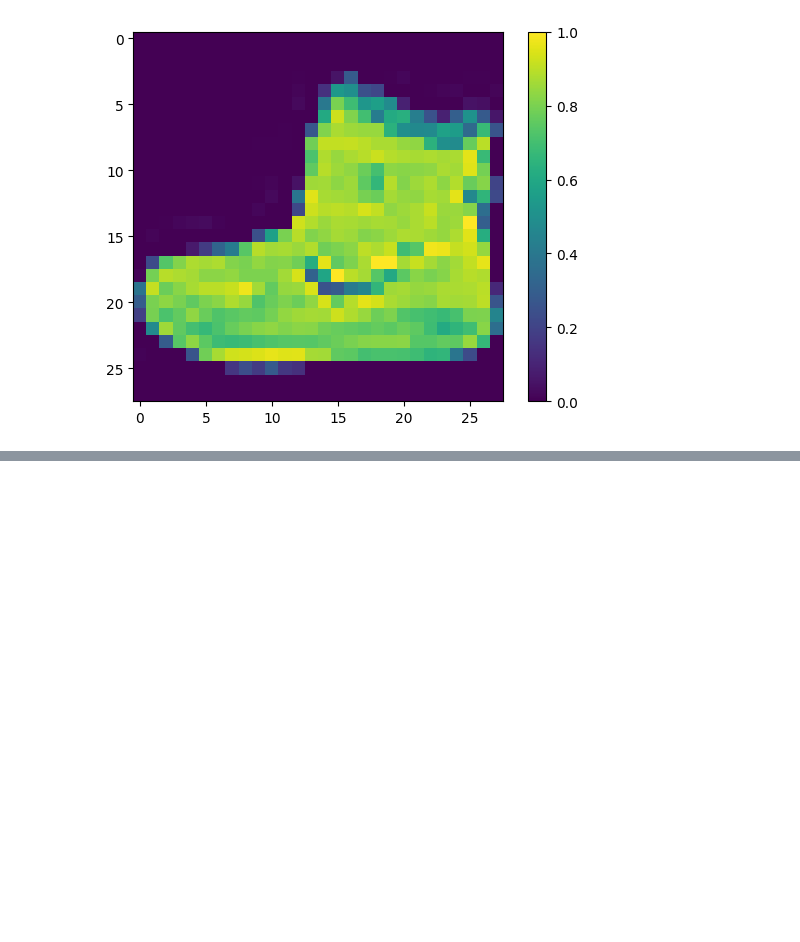
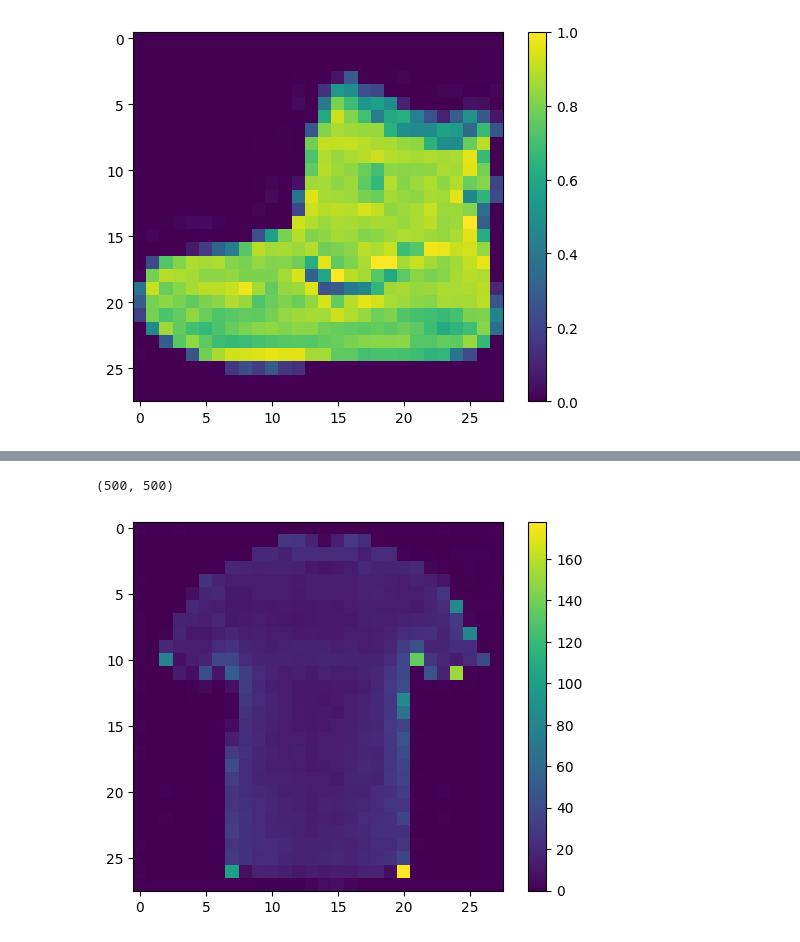
Before and after one commit to sanpedrofabianezequiel/python-neural-network, a Jupyter notebook: RekognitionImage.ipynb, the cells around one changed output, grey strips where cells are left out. Cells and saved outputs as stored; diff of their text form; code cells hidden in the pictures; blank space fills up the shorter version.

```diff
--- a/RekognitionImage.ipynb
+++ b/RekognitionImage.ipynb
@@ -99,0 +243,15 @@ plt.show()
+# %%
+bw_image.shape
+# %% [output]
+(500, 500)
+# %%
+#Resize the image
+res = cv2.resize(bw_image, dsize=(28, 28), interpolation=cv2.INTER_CUBIC)
+# %%
+plt.figure()
+plt.imshow(res) #show the first image
+plt.colorbar()
+plt.grid(False)
+plt.show()
+# %% [output]
+[figure, added]
```
Also changed, not shown: parts of 22 cells of this notebook, 5 other files.
